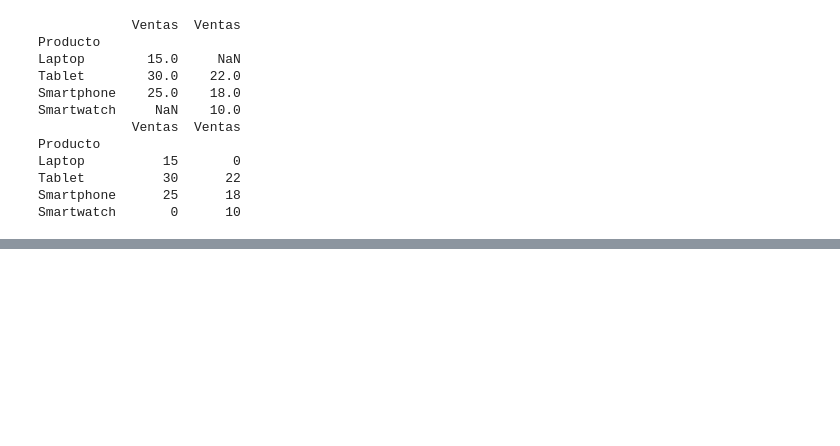
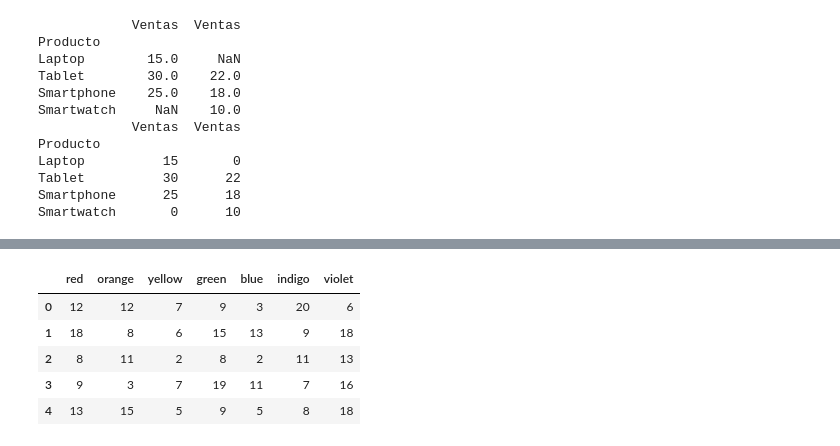
Before and after one commit to Cerino-rigo/Curso_Python_2025_2, a Jupyter notebook: 6 Pandas/1_Concat.ipynb, the cells around one changed output, grey strips where cells are left out. Drawn from its saved outputs; the diff is of its cells as text; code cells hidden in the pictures; blank space fills up the shorter version.

Commit message:
Actividad Concat

```diff
--- a/6 Pandas/1_Concat.ipynb
+++ b/6 Pandas/1_Concat.ipynb
@@ -260,3 +260,19 @@ Laptop          15       0
 Tablet          30      22
 Smartphone      25      18
 Smartwatch       0      10
+# %%
+rainbows = []
+for x in range(5):
+    df = pd.DataFrame({
+        'red' : [random.randint(1,20)],
+        'orange' : [random.randint(1,20)],
+        'yellow' : [random.randint(1,20)],
+        'green' : [random.randint(1,20)],
+        'blue' : [random.randint(1,20)],
+        'indigo' : [random.randint(1,20)],
+        'violet' : [random.randint(1,20)] })
+    rainbows.append(df)
+
+
+
+rainbows
@@ -262,0 +290,9 @@ Smartwatch       0      10
+# %%
+pd.concat(rainbows, axis=0, ignore_index= True)
+# %% [output]
+|  | red | orange | yellow | green | blue | indigo | violet |
+| 0 | 12 | 12 | 7 | 9 | 3 | 20 | 6 |
+| 1 | 18 | 8 | 6 | 15 | 13 | 9 | 18 |
+| 2 | 8 | 11 | 2 | 8 | 2 | 11 | 13 |
+| 3 | 9 | 3 | 7 | 19 | 11 | 7 | 16 |
+| 4 | 13 | 15 | 5 | 9 | 5 | 8 | 18 |
```
Also changed, not shown: parts of 9 cells of this notebook.
